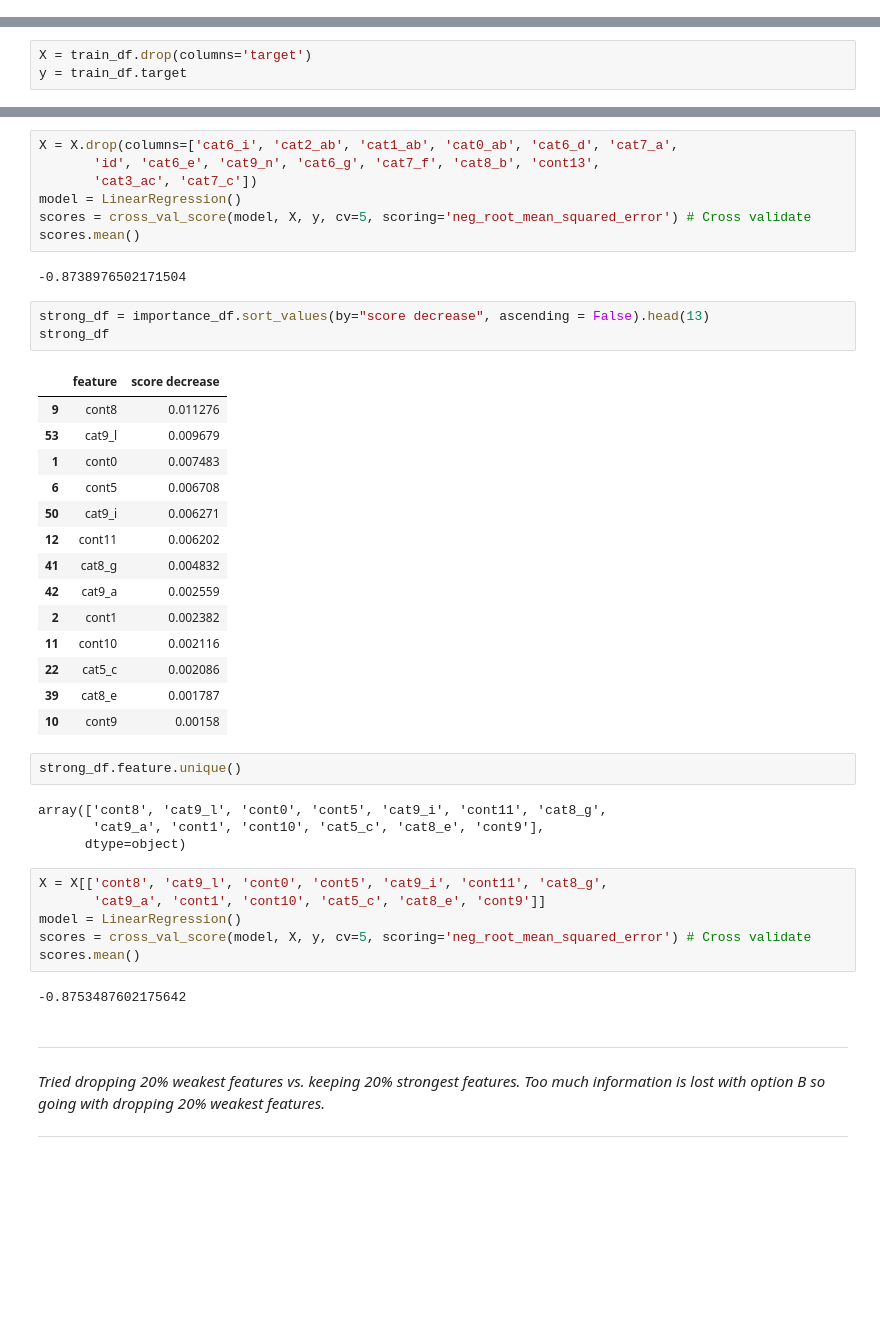
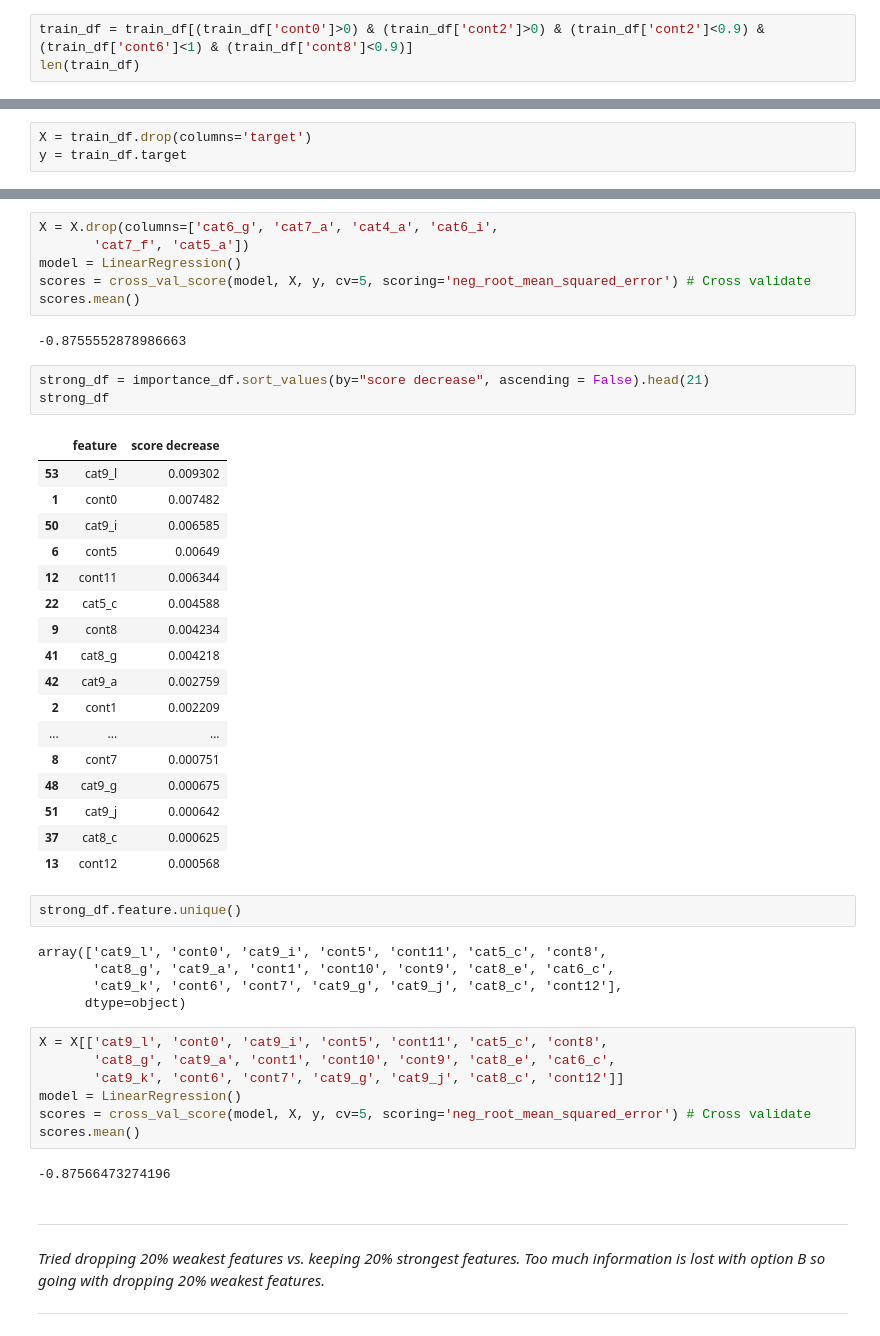
Before and after one commit to ngachago/tabular_comp, a Jupyter notebook: tabular_playground_comp_feb21.ipynb, the cells around one changed output, grey strips where cells are left out. Cells and saved outputs as stored; diff of their text form; blank space fills up the shorter version.

```diff
--- a/tabular_playground_comp_feb21.ipynb
+++ b/tabular_playground_comp_feb21.ipynb
@@ -125,0 +227,3 @@ plt.show()
+# %%
+train_df = train_df[(train_df['cont0']>0) & (train_df['cont2']>0) & (train_df['cont2']<0.9) & (train_df['cont6']<1) & (train_df['cont8']<0.9)]
+len(train_df)
@@ -510,44 +638,48 @@ array(['cat6_i', 'cat2_ab', 'cat1_ab', 'cat0_ab', 'cat6_d', 'cat7_a',
 # %%
-X = X.drop(columns=['cat6_i', 'cat2_ab', 'cat1_ab', 'cat0_ab', 'cat6_d', 'cat7_a',
-       'id', 'cat6_e', 'cat9_n', 'cat6_g', 'cat7_f', 'cat8_b', 'cont13',
-       'cat3_ac', 'cat7_c'])
+X = X.drop(columns=['cat6_g', 'cat7_a', 'cat4_a', 'cat6_i',
+       'cat7_f', 'cat5_a'])
 model = LinearRegression()
 scores = cross_val_score(model, X, y, cv=5, scoring='neg_root_mean_squared_error') # Cross validate
 scores.mean()
 # %% [output]
--0.8738976502171504
+-0.8755552878986663
 # %%
-strong_df = importance_df.sort_values(by="score decrease", ascending = False).head(13)
+strong_df = importance_df.sort_values(by="score decrease", ascending = False).head(21)
 strong_df
 # %% [output]
 |  | feature | score decrease |
-| 9 | cont8 | 0.011276 |
-| 53 | cat9_l | 0.009679 |
-| 1 | cont0 | 0.007483 |
-| 6 | cont5 | 0.006708 |
-| 50 | cat9_i | 0.006271 |
-| 12 | cont11 | 0.006202 |
-| 41 | cat8_g | 0.004832 |
-| 42 | cat9_a | 0.002559 |
-| 2 | cont1 | 0.002382 |
-| 11 | cont10 | 0.002116 |
-| 22 | cat5_c | 0.002086 |
-| 39 | cat8_e | 0.001787 |
-| 10 | cont9 | 0.00158 |
+| 53 | cat9_l | 0.009302 |
+| 1 | cont0 | 0.007482 |
+| 50 | cat9_i | 0.006585 |
+| 6 | cont5 | 0.00649 |
+| 12 | cont11 | 0.006344 |
+| 22 | cat5_c | 0.004588 |
+| 9 | cont8 | 0.004234 |
+| 41 | cat8_g | 0.004218 |
+| 42 | cat9_a | 0.002759 |
+| 2 | cont1 | 0.002209 |
+| ... | ... | ... |
+| 8 | cont7 | 0.000751 |
+| 48 | cat9_g | 0.000675 |
+| 51 | cat9_j | 0.000642 |
+| 37 | cat8_c | 0.000625 |
+| 13 | cont12 | 0.000568 |
 # %%
 strong_df.feature.unique()
 # %% [output]
-array(['cont8', 'cat9_l', 'cont0', 'cont5', 'cat9_i', 'cont11', 'cat8_g',
-       'cat9_a', 'cont1', 'cont10', 'cat5_c', 'cat8_e', 'cont9'],
+array(['cat9_l', 'cont0', 'cat9_i', 'cont5', 'cont11', 'cat5_c', 'cont8',
+       'cat8_g', 'cat9_a', 'cont1', 'cont10', 'cont9', 'cat8_e', 'cat6_c',
+       'cat9_k', 'cont6', 'cont7', 'cat9_g', 'cat9_j', 'cat8_c', 'cont12'],
       dtype=object)
 # %%
-X = X[['cont8', 'cat9_l', 'cont0', 'cont5', 'cat9_i', 'cont11', 'cat8_g',
-       'cat9_a', 'cont1', 'cont10', 'cat5_c', 'cat8_e', 'cont9']]
+X = X[['cat9_l', 'cont0', 'cat9_i', 'cont5', 'cont11', 'cat5_c', 'cont8',
+       'cat8_g', 'cat9_a', 'cont1', 'cont10', 'cont9', 'cat8_e', 'cat6_c',
+       'cat9_k', 'cont6', 'cont7', 'cat9_g', 'cat9_j', 'cat8_c', 'cont12']]
 model = LinearRegression()
 scores = cross_val_score(model, X, y, cv=5, scoring='neg_root_mean_squared_error') # Cross validate
 scores.mean()
 # %% [output]
--0.8753487602175642
+-0.87566473274196
 # %% [markdown]
 ------------
 
```
Also changed, not shown: parts of 40 cells of this notebook.
